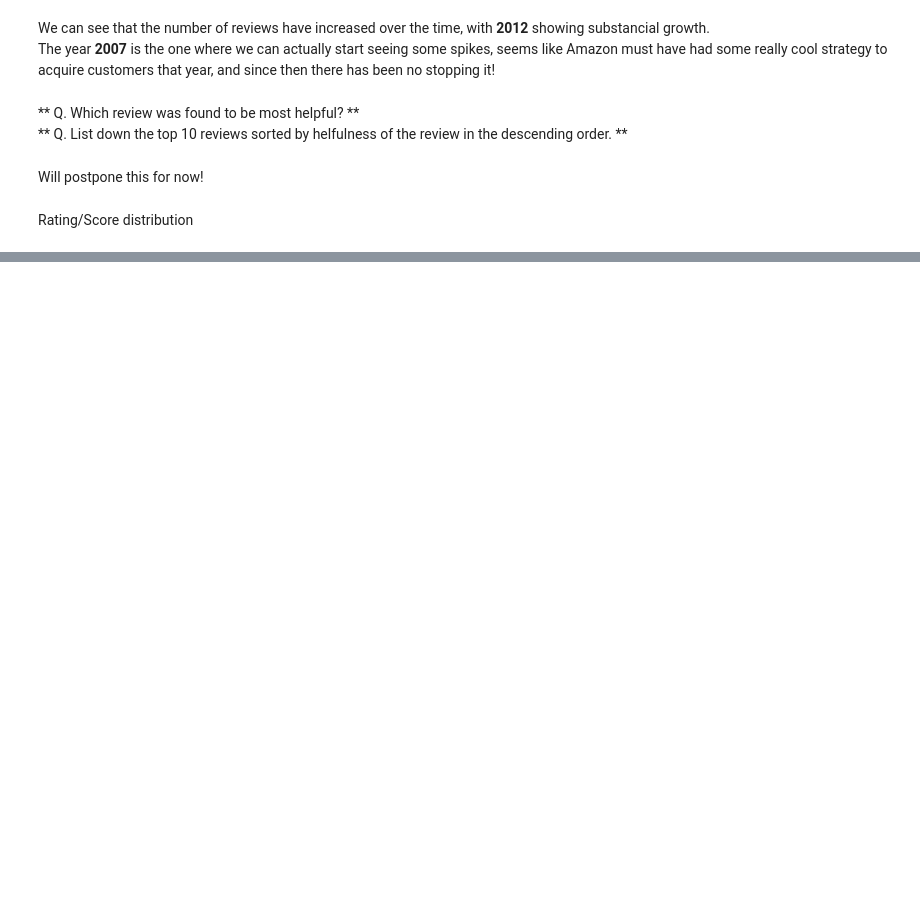
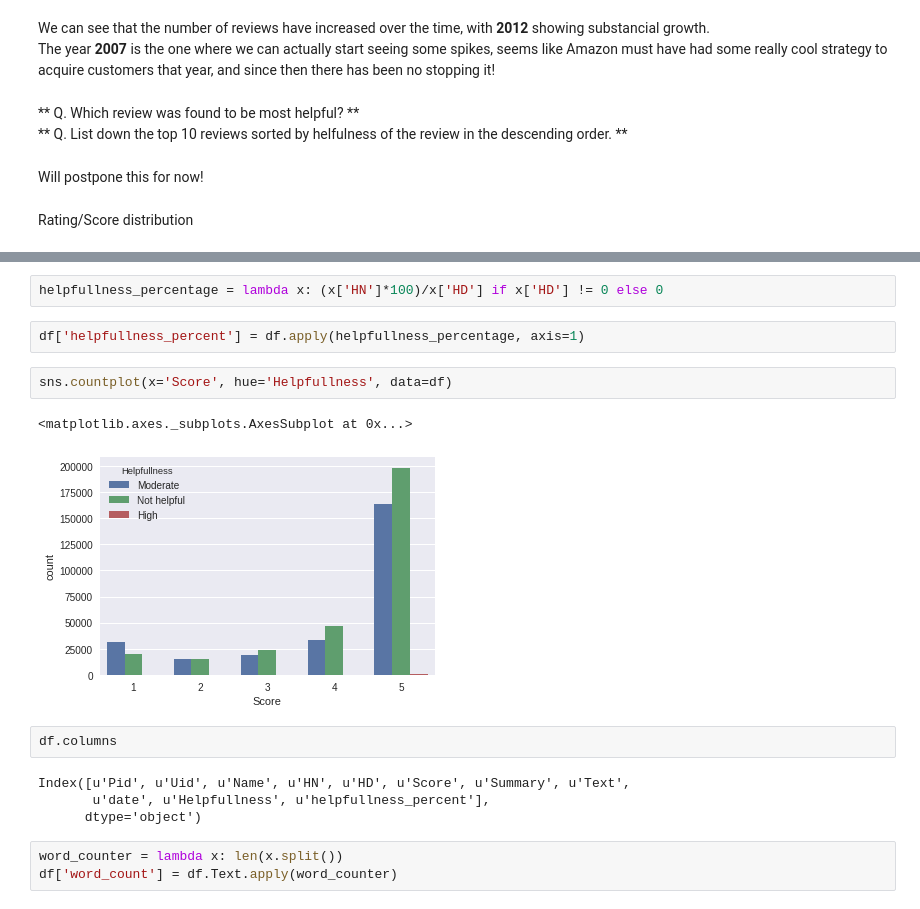
Before and after one commit to vikramriyer/text_learning, a Jupyter notebook: Exploring Amazon Fine Foods.ipynb, the cells around one changed output, grey strips where cells are left out. Cells and saved outputs as stored; diff of their text form; blank space fills up the shorter version.

```diff
--- a/Exploring Amazon Fine Foods.ipynb
+++ b/Exploring Amazon Fine Foods.ipynb
@@ -262,0 +282,18 @@ plt.show()
+# %%
+helpfullness_percentage = lambda x: (x['HN']*100)/x['HD'] if x['HD'] != 0 else 0
+# %%
+df['helpfullness_percent'] = df.apply(helpfullness_percentage, axis=1)
+# %%
+sns.countplot(x='Score', hue='Helpfullness', data=df)
+# %% [output]
+<matplotlib.axes._subplots.AxesSubplot at 0x...>
+[figure, added]
+# %%
+df.columns
+# %% [output]
+Index([u'Pid', u'Uid', u'Name', u'HN', u'HD', u'Score', u'Summary', u'Text',
+       u'date', u'Helpfullness', u'helpfullness_percent'],
+      dtype='object')
+# %%
+word_counter = lambda x: len(x.split())
+df['word_count'] = df.Text.apply(word_counter)
```
Also changed, not shown: parts of 9 cells of this notebook.
